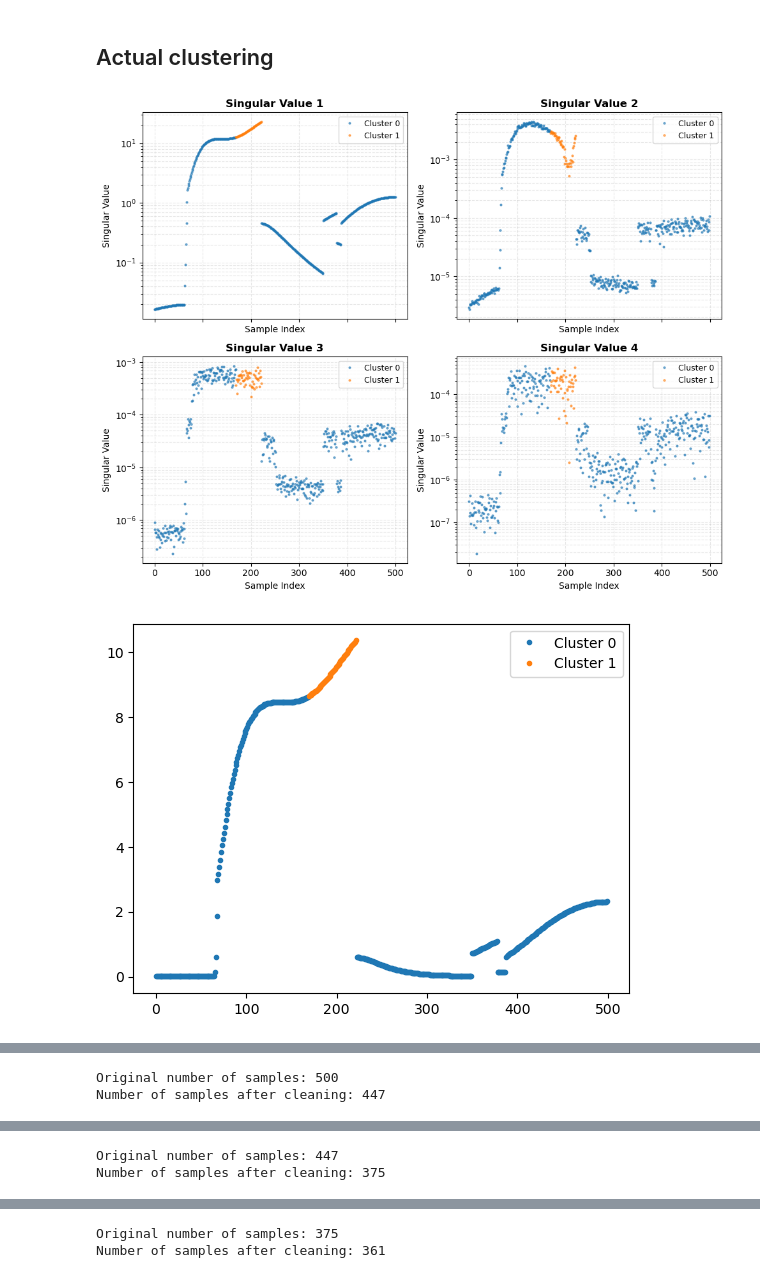
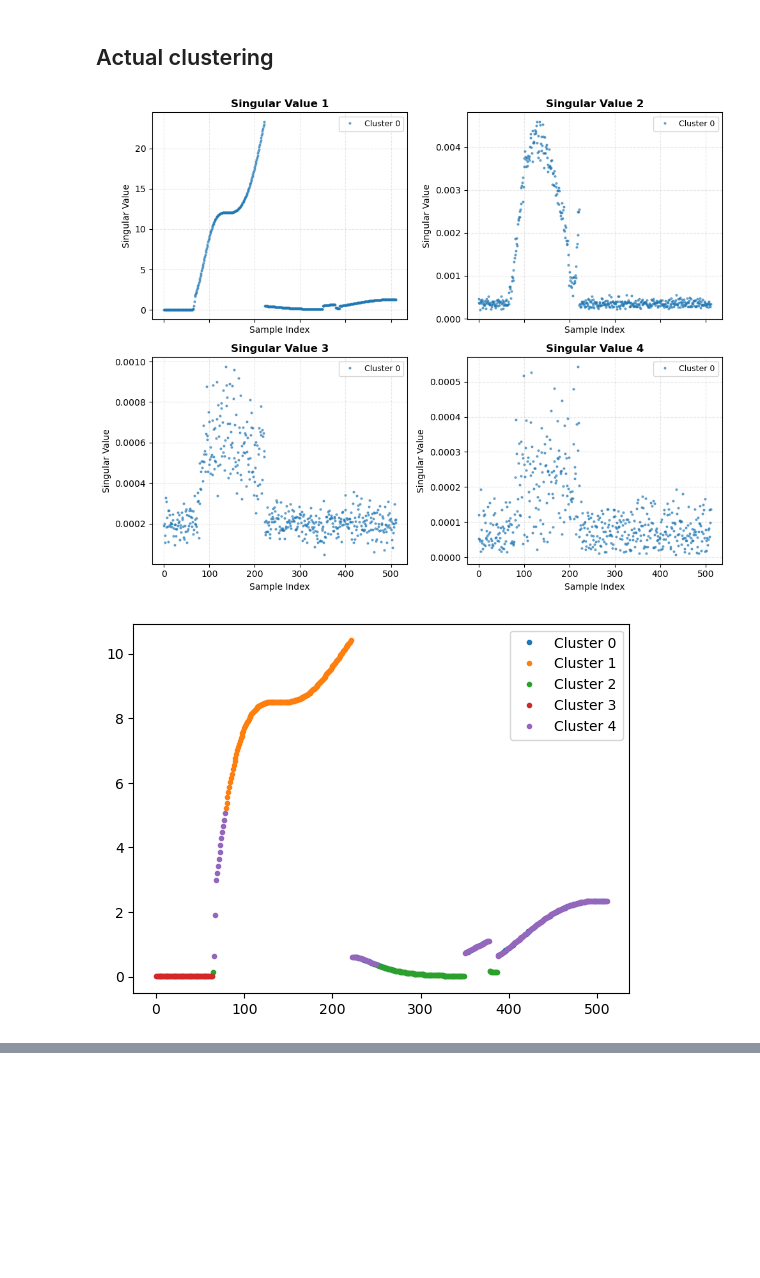
Before and after one commit to bencekaszas/ITT23-MIMO-processing, a Jupyter notebook: clustering.ipynb, the cells around one changed output, grey strips where cells are left out. Drawn from its saved outputs; the diff is of its cells as text; code cells hidden in the pictures; blank space fills up the shorter version.

Commit message:
latex + clustering

```diff
--- a/clustering.ipynb
+++ b/clustering.ipynb
@@ -37,3 +23,12 @@ def clustering_alg(data: np.ndarray, n_clusters = 2):
+# %%
+# Buggy not working produces naans
+def regularize_data(data):
+
+    for i in range(len(data)):
+        spectral_norm = np.linalg.svd(data[i], compute_uv=False)[0]
+        if spectral_norm != 0:
+            data[i] = data[i] / spectral_norm
+    return data
 # %%
 # Buggy not working produces naans
 def regularize_data(data):
@@ -49,7 +44,7 @@ def plot_SV(sv_data, labels = None):
         ax = axes[col]
         for label in np.unique(labels):
             idx = labels == label
-            ax.semilogy(np.where(idx)[0], sv_data[idx, col], '.', label=f'Cluster {label}', alpha=0.6, markersize=4)
+            ax.plot(np.where(idx)[0], sv_data[idx, col], '.', label=f'Cluster {label}', alpha=0.6, markersize=4)
         ax.set_title(f'Singular Value {col+1}', fontsize=12, fontweight='bold')
         ax.set_xlabel('Sample Index', fontsize=10)
         ax.set_ylabel('Singular Value', fontsize=10)
@@ -88,3 +83,12 @@ def capacity_Vector(H_matrices):
             cap = capacity_from_Hmatrix(H_matrices[i], 10)
             capacity_arr[i] = cap
     return capacity_arr
+# %%
+def create_features(data):
+    sv_arr = compute_SV(data)
+
+
+
+    features = sv_arr  # Use 2nd, 3rd, and 4th singular values as features
+
+    return features
@@ -93,26 +101,20 @@ def capacity_Vector(H_matrices):
 # %%
 data = np.load('0_5_60.npz')
 H_matrices = data['matrices']
 
+
+#H_matrices = H_matrices[128*512:129*512]
+
+H_matrices = H_matrices[:512]
 H_matrices = H_matrices[~np.isnan(H_matrices).any(axis=(1,2))]
-H_matrices = H_matrices[:500]
 H_matrices = regularize_data(H_matrices)
-# H_matrices = add_noise(H_matrices, noise_level=0.1)
+H_matrices = add_noise(H_matrices, noise_level=0.0001)
+features = create_features(H_matrices)
+labels = clustering_alg(features, n_clusters=5)
 sv_data = compute_SV(H_matrices)
-labels, centers = clustering_alg(H_matrices, n_clusters=2)
-plot_SV(sv_data, labels)
+plot_SV(sv_data)
 capacity_data = capacity_Vector(H_matrices)
 plot_Capacity(capacity_data, labels)
-
-for i in range(10):
-    sv_data = compute_SV(H_matrices)
-    labels, centers = clustering_alg(H_matrices, n_clusters=2)
-    plot_SV(sv_data, labels)
-    capacity_data = capacity_Vector(H_matrices)
-    plot_Capacity(capacity_data, labels)
-    print(f'Original number of samples: {H_matrices.shape[0]}')
-    H_matrices = H_matrices[labels != 1]
-    print(f'Number of samples after cleaning: {H_matrices.shape[0]}')
 # %% [output]
-[figure, old version]
+[figure, new version]
-[figure, old version]
+[figure, new version]
@@ -121,2 +120,0 @@ for i in range(10):
-Original number of samples: 500
-Number of samples after cleaning: 447
@@ -125,2 +120,0 @@ Number of samples after cleaning: 447
-Original number of samples: 447
-Number of samples after cleaning: 375
@@ -129,2 +120,0 @@ Number of samples after cleaning: 375
-Original number of samples: 375
-Number of samples after cleaning: 361
```
Also changed, not shown: parts of 11 cells of this notebook, 12 other files.
